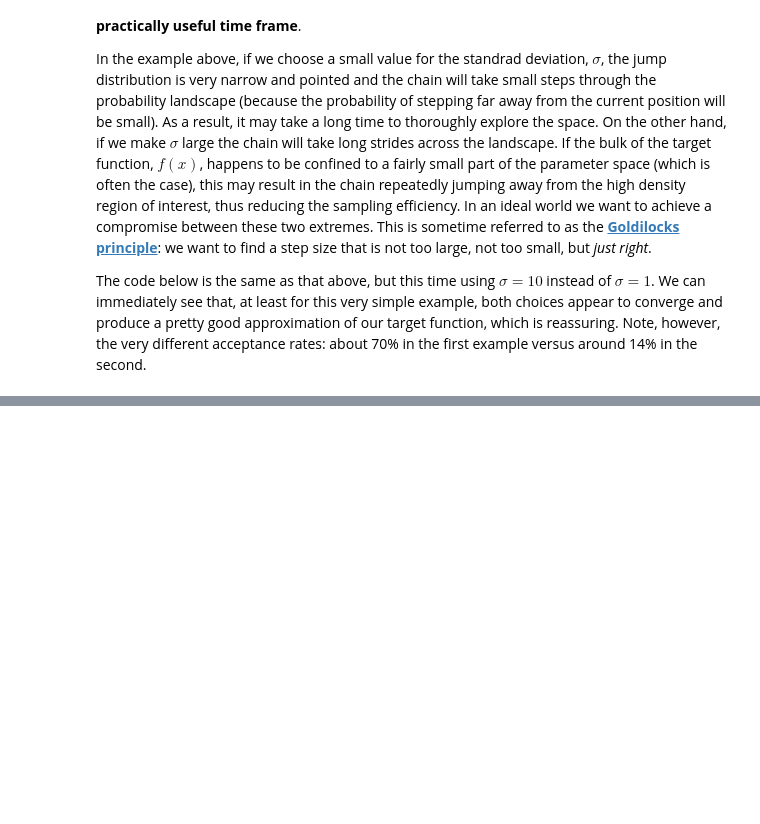
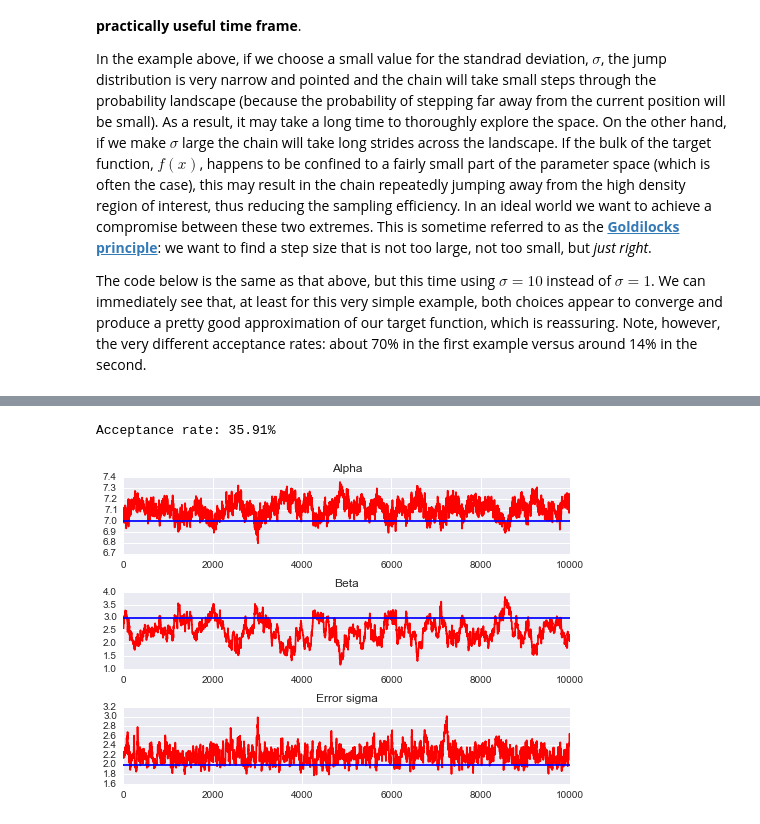
Before and after one commit to JamesSample/enviro_mod_notes, a Jupyter notebook: notebooks/04_MCMC.ipynb, the cells around one changed output, grey strips where cells are left out. Saved outputs shown, nothing was run; the diff lists cells and outputs as text; code cells hidden in the pictures; blank space fills up the shorter version.

```diff
--- a/notebooks/04_MCMC.ipynb
+++ b/notebooks/04_MCMC.ipynb
@@ -216,0 +444,20 @@ Unfortunately, this approach violates the Markovian property of our chain, becau
+# %%
+from scipy import optimize
+
+def neg_log_posterior(params, x, obs):
+    """ Maximising the log posterior is the same as minimising the negative log
+        posterior.
+    """
+    return -log_posterior(x, params, obs)
+
+# Guess some starting values for [alpha, beta, sigma_e]
+param_guess = [6., 6., 1.]
+
+# Run optimiser
+param_est = optimize.fmin(neg_log_posterior, param_guess, args=(x, obs_y))
+
+# Print results
+print '\n'
+print 'Estimated alpha: %.2f. True value %.2f' % (param_est[0], alpha_true)
+print 'Estimated beta: %.2f. True value %.2f' % (param_est[1], beta_true)
+print 'Estimated error sigma: %.2f. True value %.2f' % (param_est[2], sigma_e_true)
@@ -216,0 +484,35 @@ Unfortunately, this approach violates the Markovian property of our chain, becau
+# %%
+# Run the Metropolis algorithm using the optimised parameters as
+# a starting point
+chain, acc_rate = metropolis_3d(param_est, [.1, .1, .1], 10000)
+
+# Check the acceptance rate
+print 'Acceptance rate: %.2f%%' % acc_rate
+
+# Extract the traces for each parameter
+alpha_trace = chain[:,0]
+beta_trace = chain[:,1]
+sigma_e_trace = chain[:,2]
+
+# Plot traces
+fig, axes = plt.subplots(nrows=3, ncols=1)
+
+n_steps = range(len(alpha_trace))
+
+axes[0].plot(n_steps, alpha_trace, 'r-')
+axes[0].axhline(y=alpha_true)
+axes[0].set_title('Alpha')
+
+axes[1].plot(n_steps, beta_trace, 'r-')
+axes[1].axhline(y=beta_true)
+axes[1].set_title('Beta')
+
+axes[2].plot(n_steps, sigma_e_trace, 'r-')
+axes[2].axhline(y=sigma_e_true)
+axes[2].set_title('Error sigma')
+
+plt.subplots_adjust(hspace=0.5)
+plt.show()
+# %% [output]
+Acceptance rate: 35.91%
+[figure, added]
```
Also changed, not shown: parts of 25 cells of this notebook, 1 other file.
